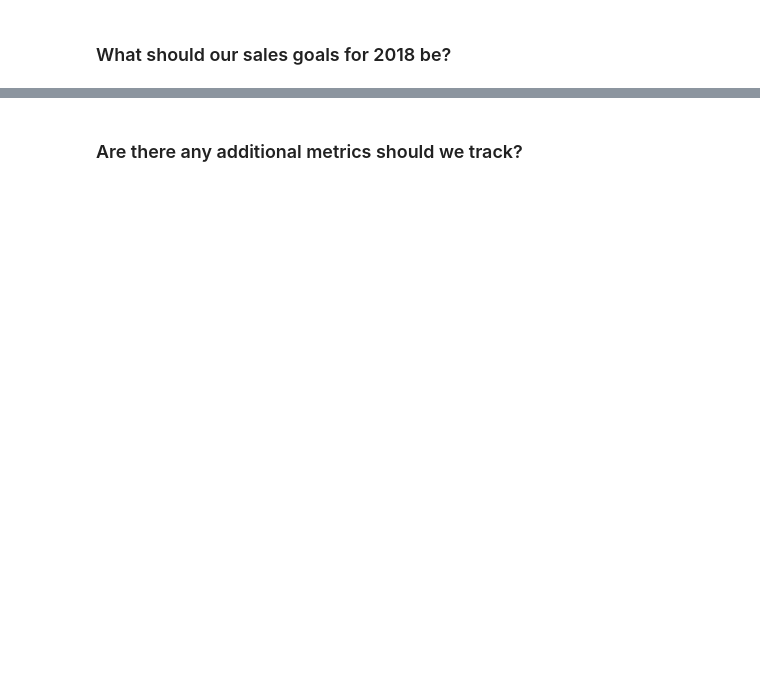
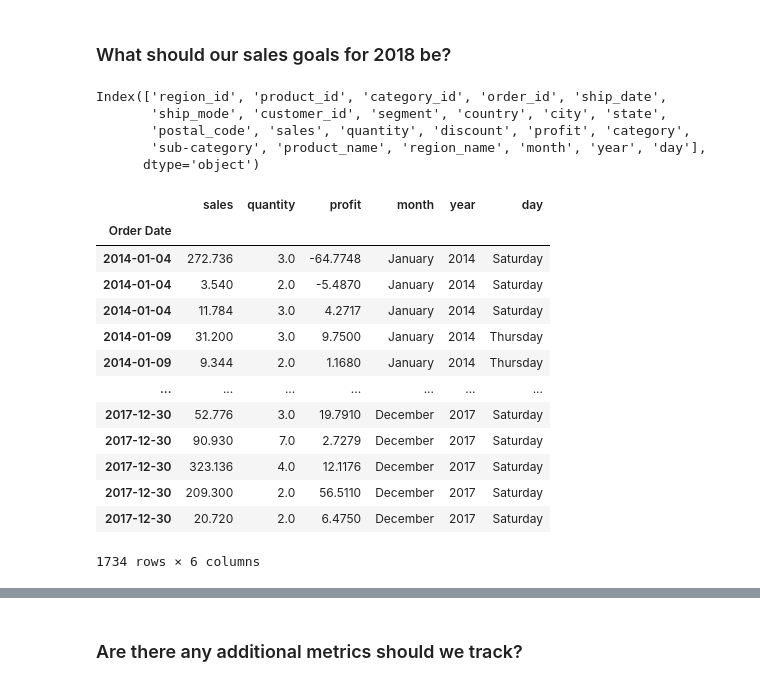
Before and after one commit to manuelparra1/time-series-exercises, a Jupyter notebook: project.ipynb, the cells around one changed output, grey strips where cells are left out. Saved outputs shown, nothing was run; the diff lists cells and outputs as text; code cells hidden in the pictures; blank space fills up the shorter version.

```diff
--- a/project.ipynb
+++ b/project.ipynb
@@ -69,3 +71,11 @@ Saving superstore_data.csv...
 superstore_df = clean_superstore_data(superstore_df)
 # %% [markdown]
 ### What should our sales goals for 2018 be?
+# %%
+superstore_df.columns
+# %% [output]
+Index(['region_id', 'product_id', 'category_id', 'order_id', 'ship_date',
+       'ship_mode', 'customer_id', 'segment', 'country', 'city', 'state',
+       'postal_code', 'sales', 'quantity', 'discount', 'profit', 'category',
+       'sub-category', 'product_name', 'region_name', 'month', 'year', 'day'],
+      dtype='object')
@@ -71,0 +86,17 @@ superstore_df = clean_superstore_data(superstore_df)
+# %%
+superstore_df_subset
+# %% [output]
+|  | sales | quantity | profit | month | year | day |
+| Order Date |  |  |  |  |  |  |
+| 2014-01-04 | 272.736 | 3.0 | -64.7748 | January | 2014 | Saturday |
+| 2014-01-04 | 3.540 | 2.0 | -5.4870 | January | 2014 | Saturday |
+| 2014-01-04 | 11.784 | 3.0 | 4.2717 | January | 2014 | Saturday |
+| 2014-01-09 | 31.200 | 3.0 | 9.7500 | January | 2014 | Thursday |
+| 2014-01-09 | 9.344 | 2.0 | 1.1680 | January | 2014 | Thursday |
+| ... | ... | ... | ... | ... | ... | ... |
+| 2017-12-30 | 52.776 | 3.0 | 19.7910 | December | 2017 | Saturday |
+| 2017-12-30 | 90.930 | 7.0 | 2.7279 | December | 2017 | Saturday |
+| 2017-12-30 | 323.136 | 4.0 | 12.1176 | December | 2017 | Saturday |
+| 2017-12-30 | 209.300 | 2.0 | 56.5110 | December | 2017 | Saturday |
+| 2017-12-30 | 20.720 | 2.0 | 6.4750 | December | 2017 | Saturday |
+1734 rows × 6 columns
```
Also changed, not shown: parts of 14 cells of this notebook, 5 other files.
